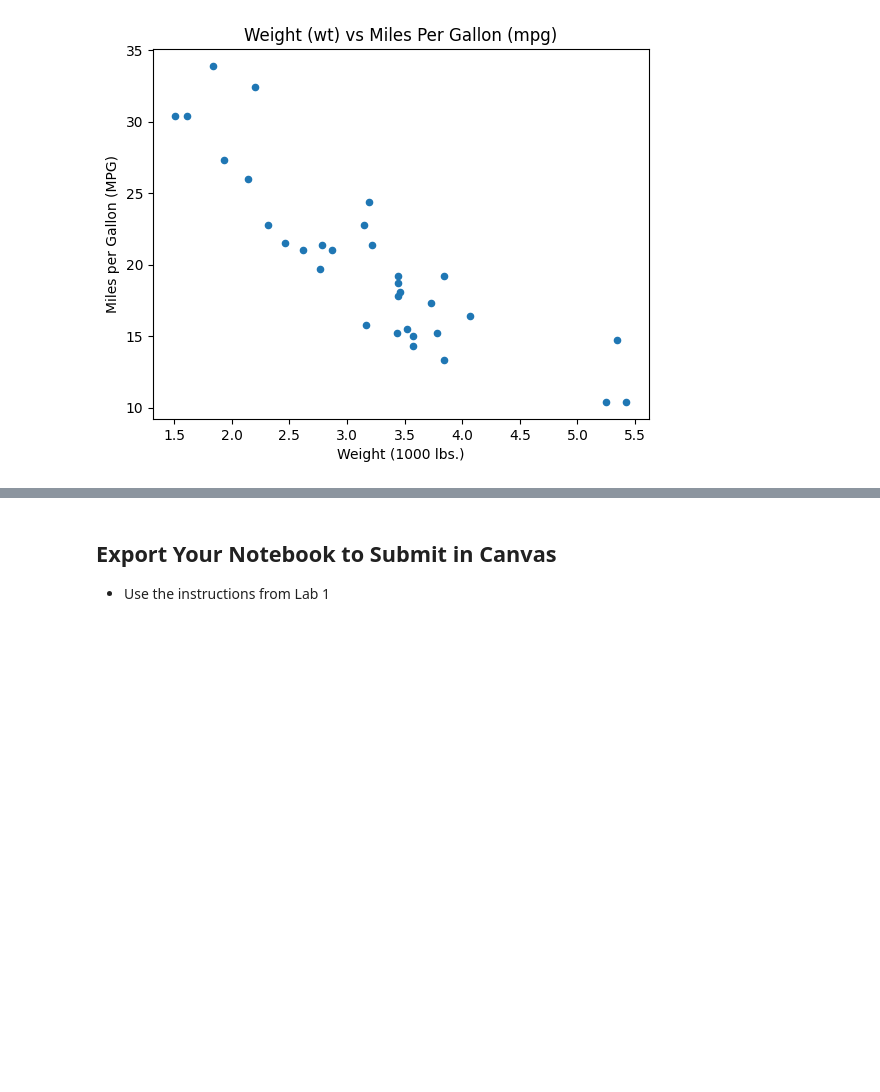
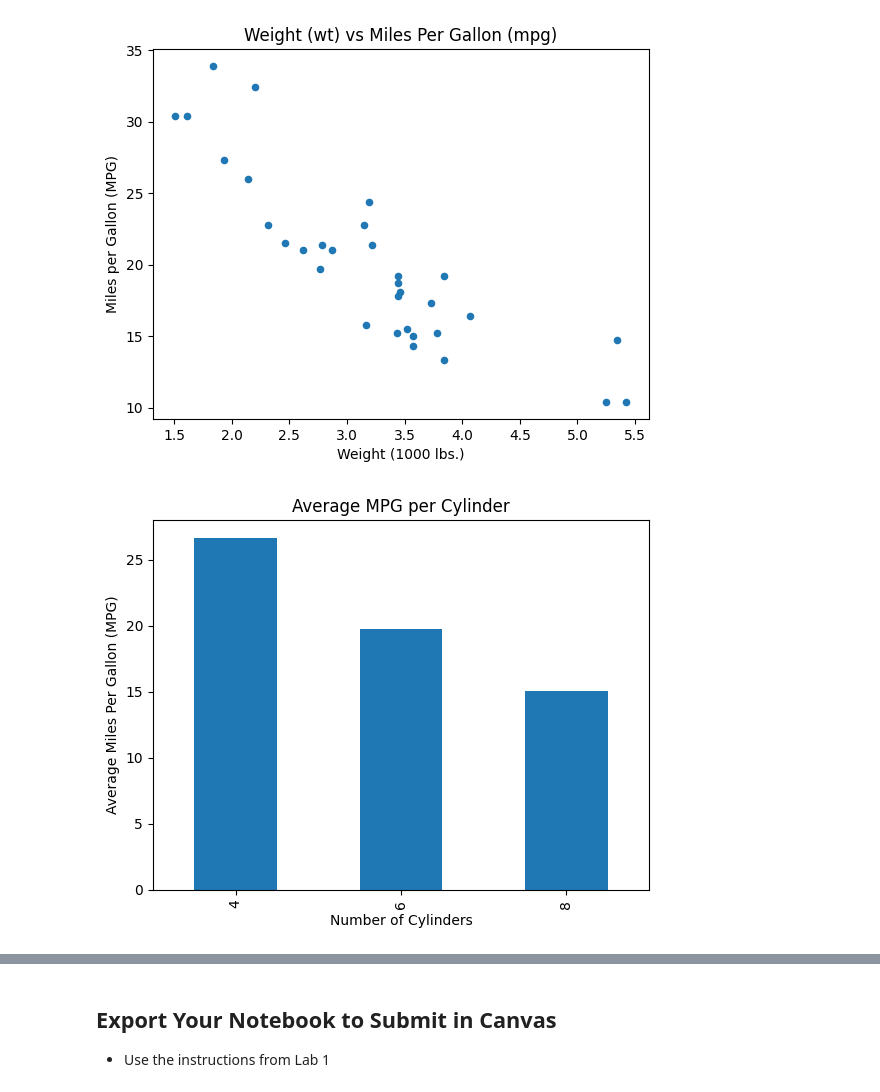
Before and after one commit to thornton330j/IS-4487, a Jupyter notebook: Labs/lab_03_visualization_intro.ipynb, the cells around one changed output, grey strips where cells are left out. Saved outputs shown, nothing was run; the diff lists cells and outputs as text; code cells hidden in the pictures; blank space fills up the shorter version.

```diff
--- a/Labs/lab_03_visualization_intro.ipynb
+++ b/Labs/lab_03_visualization_intro.ipynb
@@ -218,0 +218,13 @@ plt.show()
+# %%
+#Bar chart 🔧
+import matplotlib.pyplot as plt
+import numpy as np
+#Group by number of cylinders
+#Calculate average MPG per cylinder
+avg_mpg_per_cyl = df.groupby("cyl")["mpg"].mean()
+#Create the bar chart
+avg_mpg_per_cyl.plot(kind="bar",title="Average MPG per Cylinder",xlabel="Number of Cylinders",ylabel="Average Miles Per Gallon (MPG)")
+#Show the bar chart
+plt.show()
+# %% [output]
+[figure, added]
```
Also changed, not shown: parts of 7 cells of this notebook.
